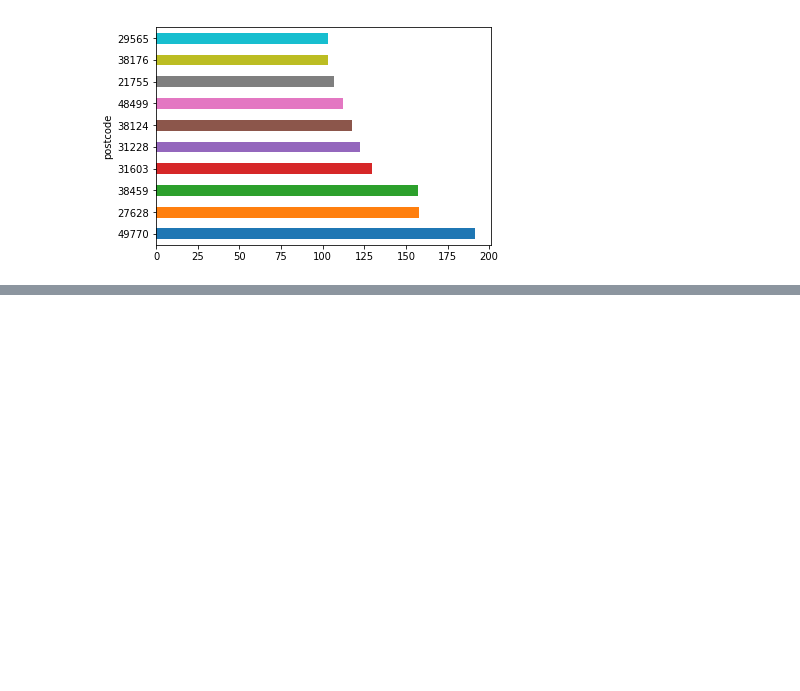
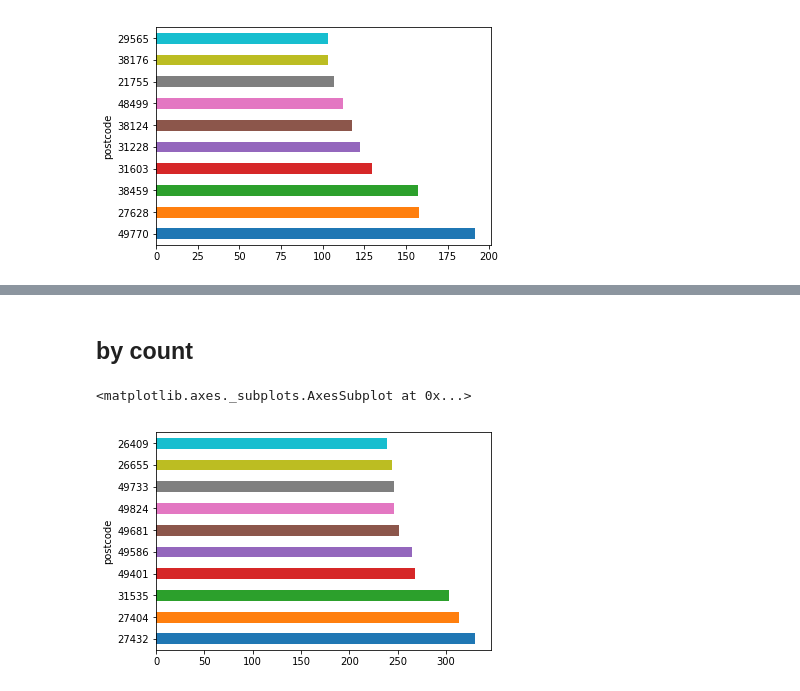
Before and after one commit to okfde/fs-atlas, a Jupyter notebook: Nitrate statistics.ipynb, the cells around one changed output, grey strips where cells are left out. Drawn from its saved outputs; the diff is of its cells as text; code cells hidden in the pictures; blank space fills up the shorter version.

```diff
--- a/Nitrate statistics.ipynb
+++ b/Nitrate statistics.ipynb
@@ -122,0 +132,7 @@ measurements.groupby('postcode')['Messwert'].agg('mean').sort_values(ascending=F
+# %% [markdown]
+## by count
+# %%
+subsidies[(subsidies.scheme == 'EGFL: Direktzahlungen') & (subsidies.year == 2014)].groupby('postcode')['recipient_id'].agg('count').sort_values(ascending=False)[:10].plot.barh()
+# %% [output]
+<matplotlib.axes._subplots.AxesSubplot at 0x...>
+[figure, added]
```
Also changed, not shown: parts of 10 cells of this notebook.
